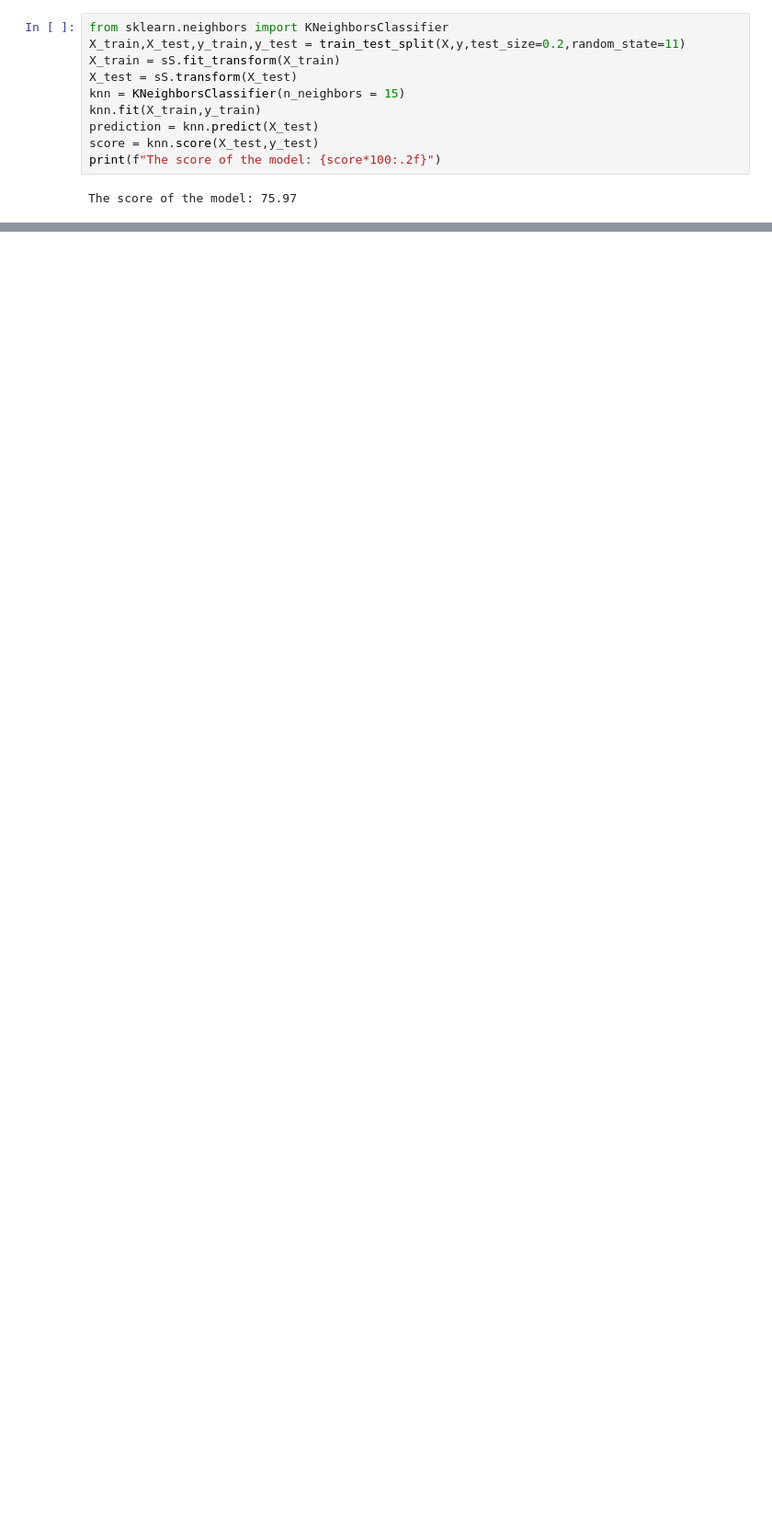
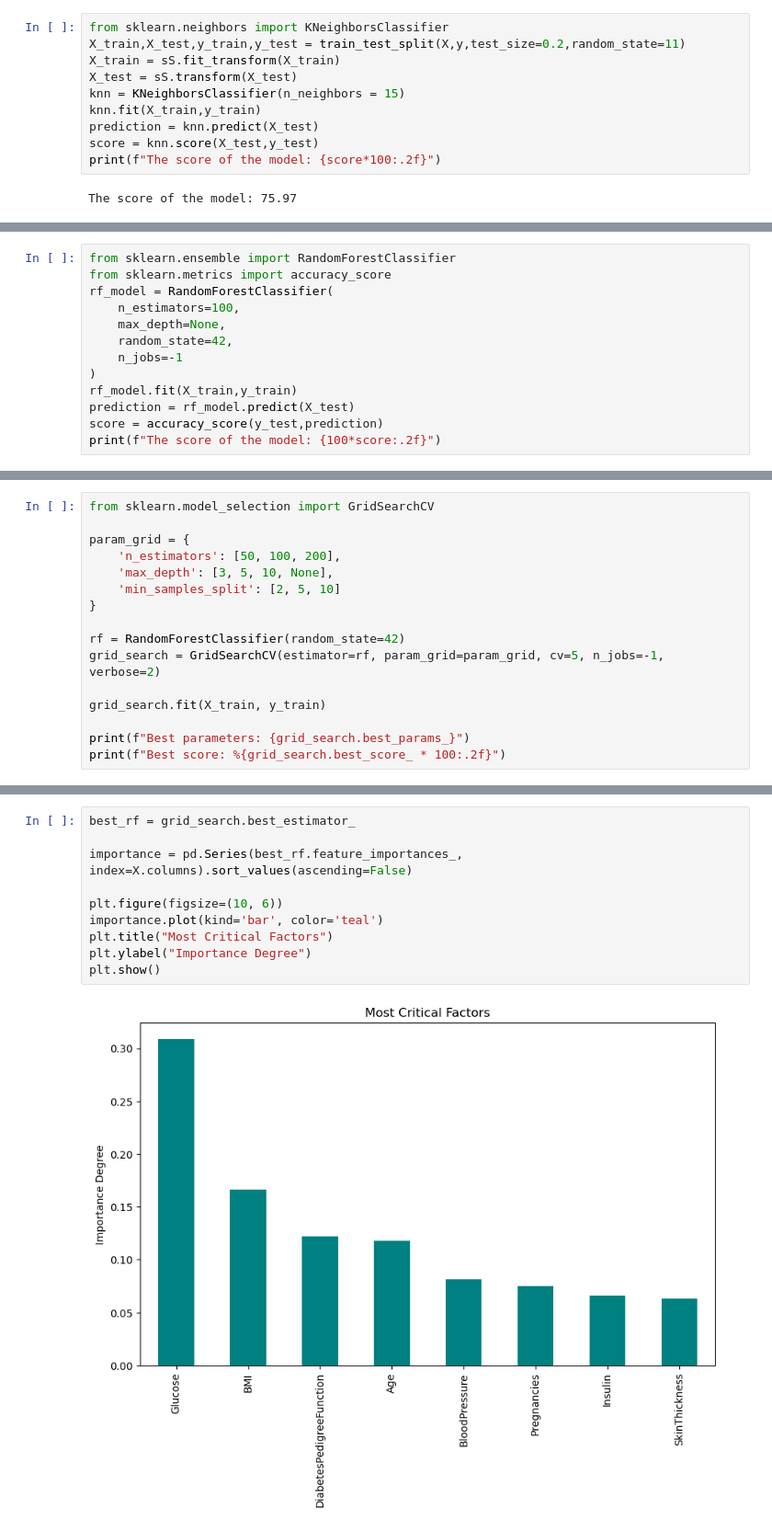
Before and after one commit to ergunungor/diabetes-prediction-model, a Jupyter notebook: diabetes_prediction.ipynb, the cells around one changed output, grey strips where cells are left out. Shown: that part at 92% size. Cells and saved outputs as stored; diff of their text form; blank space fills up the shorter version.

Commit message:
Upgrade model: v3.0

```diff
--- a/diabetes_prediction.ipynb
+++ b/diabetes_prediction.ipynb
@@ -100,0 +127,13 @@ The score of the model: 75.97
+# %%
+from sklearn.ensemble import RandomForestClassifier
+from sklearn.metrics import accuracy_score
+rf_model = RandomForestClassifier(
+    n_estimators=100,
+    max_depth=None,
+    random_state=42,
+    n_jobs=-1
+)
+rf_model.fit(X_train,y_train)
+prediction = rf_model.predict(X_test)
+score = accuracy_score(y_test,prediction)
+print(f"The score of the model: {100*score:.2f}")
@@ -100,0 +142,16 @@ The score of the model: 75.97
+# %%
+from sklearn.model_selection import GridSearchCV
+
+param_grid = {
+    'n_estimators': [50, 100, 200],
+    'max_depth': [3, 5, 10, None],
+    'min_samples_split': [2, 5, 10]
+}
+
+rf = RandomForestClassifier(random_state=42)
+grid_search = GridSearchCV(estimator=rf, param_grid=param_grid, cv=5, n_jobs=-1, verbose=2)
+
+grid_search.fit(X_train, y_train)
+
+print(f"Best parameters: {grid_search.best_params_}")
+print(f"Best score: %{grid_search.best_score_ * 100:.2f}")
@@ -100,0 +162,12 @@ The score of the model: 75.97
+# %%
+best_rf = grid_search.best_estimator_
+
+importance = pd.Series(best_rf.feature_importances_, index=X.columns).sort_values(ascending=False)
+
+plt.figure(figsize=(10, 6))
+importance.plot(kind='bar', color='teal')
+plt.title("Most Critical Factors")
+plt.ylabel("Importance Degree")
+plt.show()
+# %% [output]
+[figure, added]
```
Also changed, not shown: parts of 5 cells of this notebook.
